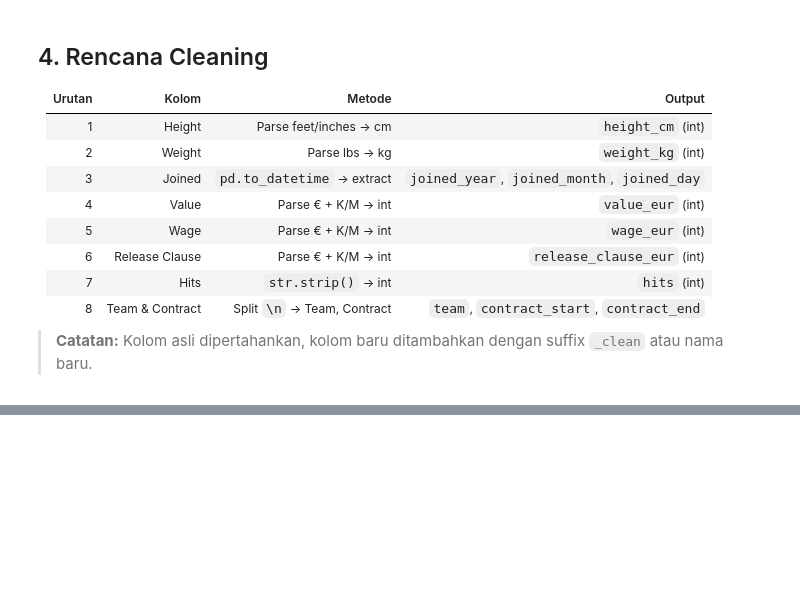
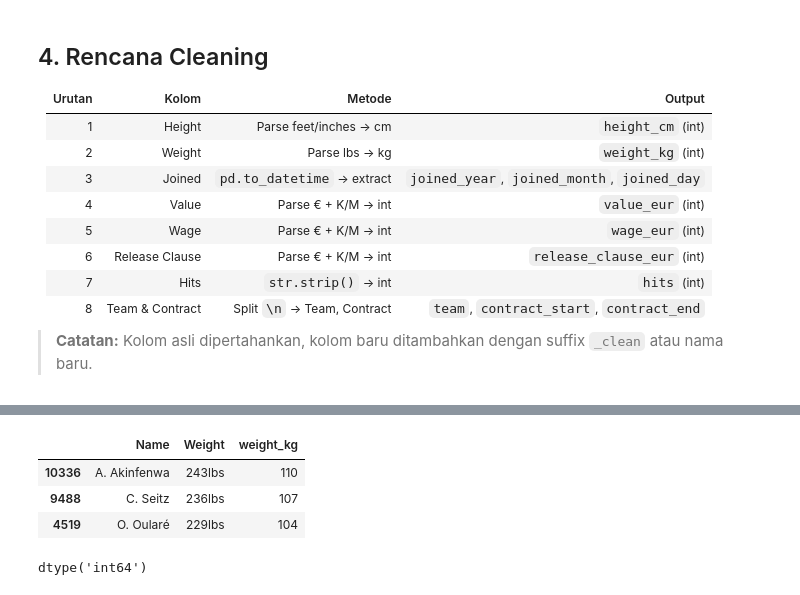
Before and after one commit to sutarozu/fifa-21-player-project, a Jupyter notebook: notebooks/01_eda_cleaning.ipynb, the cells around one changed output, grey strips where cells are left out. Cells and saved outputs as stored; diff of their text form; code cells hidden in the pictures; blank space fills up the shorter version.

```diff
--- a/notebooks/01_eda_cleaning.ipynb
+++ b/notebooks/01_eda_cleaning.ipynb
@@ -223,0 +367,11 @@ for i, val in enumerate(df_fifa21['Team & Contract'].head(3)):
+# %%
+df_fifa21.nlargest(3, 'weight_kg')[['Name', 'Weight', 'weight_kg']]
+# %% [output]
+|  | Name | Weight | weight_kg |
+| 10336 | A. Akinfenwa | 243lbs | 110 |
+| 9488 | C. Seitz | 236lbs | 107 |
+| 4519 | O. Oularé | 229lbs | 104 |
+# %%
+df_fifa21["weight_kg"].dtypes
+# %% [output]
+dtype('int64')
```
Also changed, not shown: parts of 17 cells of this notebook.
